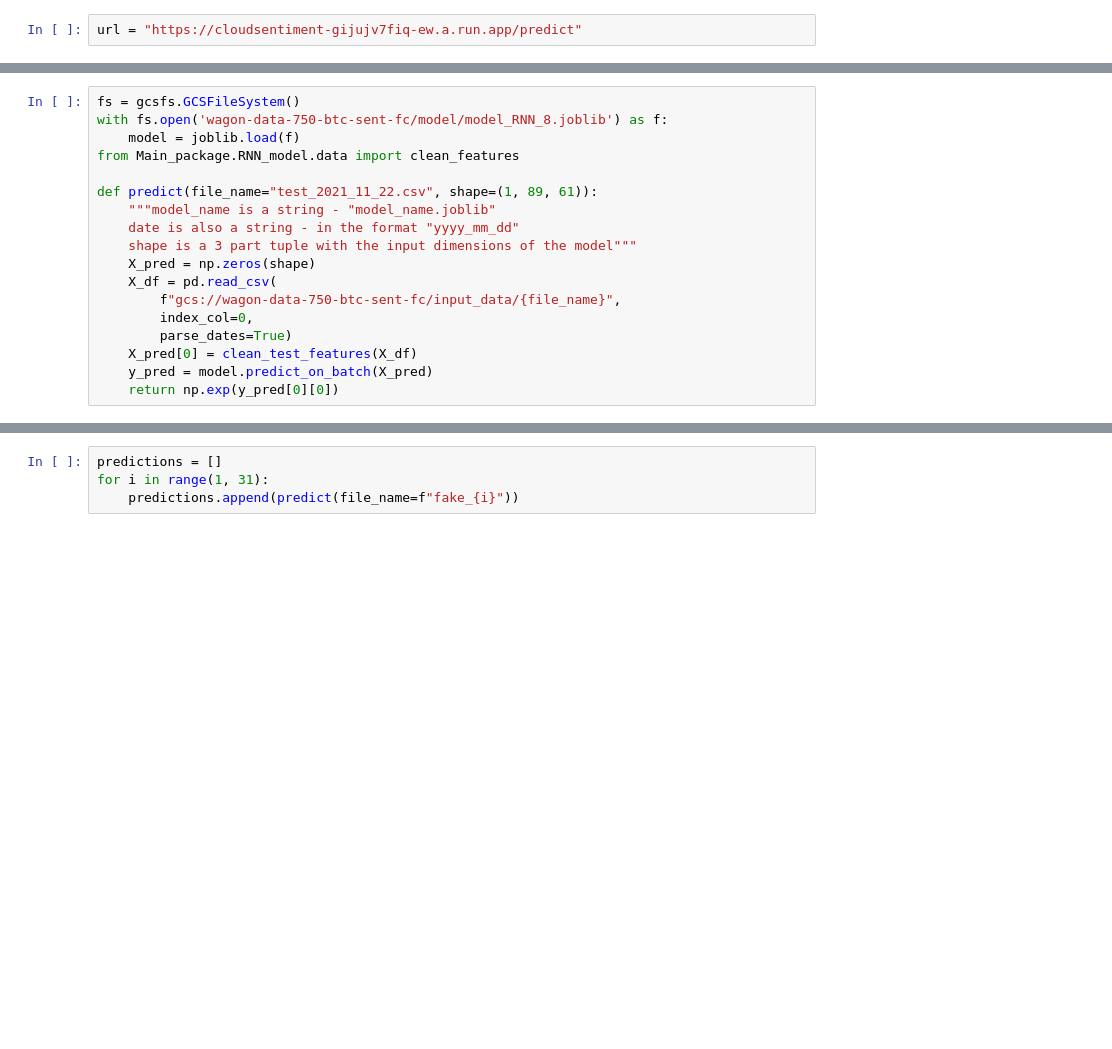
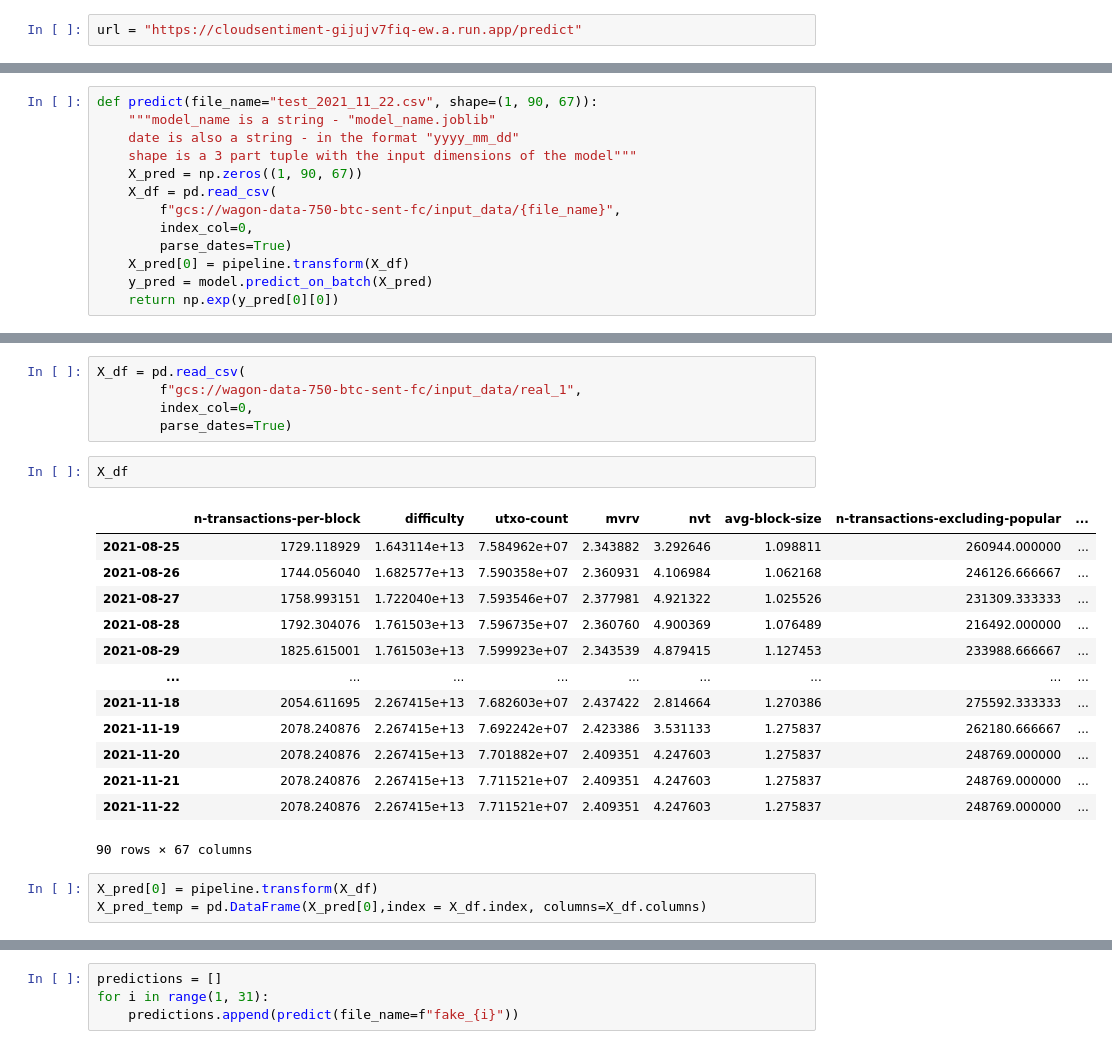
Before and after one commit to michelangelo89/btc_sent_fc, a Jupyter notebook: notebooks/ss_post_proc.ipynb, the cells around one changed output, grey strips where cells are left out. Cells and saved outputs as stored; diff of their text form; blank space fills up the shorter version.

```diff
--- a/notebooks/ss_post_proc.ipynb
+++ b/notebooks/ss_post_proc.ipynb
@@ -283,18 +346,13 @@ for i in range(1, 31):
 # %%
-fs = gcsfs.GCSFileSystem()
-with fs.open('wagon-data-750-btc-sent-fc/model/model_RNN_8.joblib') as f:
-    model = joblib.load(f)
-from Main_package.RNN_model.data import clean_features
-
-def predict(file_name="test_2021_11_22.csv", shape=(1, 89, 61)):
+def predict(file_name="test_2021_11_22.csv", shape=(1, 90, 67)):
     """model_name is a string - "model_name.joblib"
     date is also a string - in the format "yyyy_mm_dd"
     shape is a 3 part tuple with the input dimensions of the model"""
-    X_pred = np.zeros(shape)
+    X_pred = np.zeros((1, 90, 67))
     X_df = pd.read_csv(
         f"gcs://wagon-data-750-btc-sent-fc/input_data/{file_name}",
         index_col=0,
         parse_dates=True)
-    X_pred[0] = clean_test_features(X_df)
+    X_pred[0] = pipeline.transform(X_df)
     y_pred = model.predict_on_batch(X_pred)
     return np.exp(y_pred[0][0])
@@ -306,0 +381,24 @@ To enable them in other operations, rebuild TensorFlow with the appropriate comp
+# %%
+X_df = pd.read_csv(
+        f"gcs://wagon-data-750-btc-sent-fc/input_data/real_1",
+        index_col=0,
+        parse_dates=True)
+# %%
+X_df
+# %% [output]
+|  | n-transactions-per-block | difficulty | utxo-count | mvrv | nvt | avg-block-size | n-transactions-excluding-popular | ... |
+| 2021-08-25 | 1729.118929 | 1.643114e+13 | 7.584962e+07 | 2.343882 | 3.292646 | 1.098811 | 260944.000000 | ... |
+| 2021-08-26 | 1744.056040 | 1.682577e+13 | 7.590358e+07 | 2.360931 | 4.106984 | 1.062168 | 246126.666667 | ... |
+| 2021-08-27 | 1758.993151 | 1.722040e+13 | 7.593546e+07 | 2.377981 | 4.921322 | 1.025526 | 231309.333333 | ... |
+| 2021-08-28 | 1792.304076 | 1.761503e+13 | 7.596735e+07 | 2.360760 | 4.900369 | 1.076489 | 216492.000000 | ... |
+| 2021-08-29 | 1825.615001 | 1.761503e+13 | 7.599923e+07 | 2.343539 | 4.879415 | 1.127453 | 233988.666667 | ... |
+| ... | ... | ... | ... | ... | ... | ... | ... | ... |
+| 2021-11-18 | 2054.611695 | 2.267415e+13 | 7.682603e+07 | 2.437422 | 2.814664 | 1.270386 | 275592.333333 | ... |
+| 2021-11-19 | 2078.240876 | 2.267415e+13 | 7.692242e+07 | 2.423386 | 3.531133 | 1.275837 | 262180.666667 | ... |
+| 2021-11-20 | 2078.240876 | 2.267415e+13 | 7.701882e+07 | 2.409351 | 4.247603 | 1.275837 | 248769.000000 | ... |
+| 2021-11-21 | 2078.240876 | 2.267415e+13 | 7.711521e+07 | 2.409351 | 4.247603 | 1.275837 | 248769.000000 | ... |
+| 2021-11-22 | 2078.240876 | 2.267415e+13 | 7.711521e+07 | 2.409351 | 4.247603 | 1.275837 | 248769.000000 | ... |
+90 rows × 67 columns
+# %%
+X_pred[0] = pipeline.transform(X_df)
+X_pred_temp = pd.DataFrame(X_pred[0],index = X_df.index, columns=X_df.columns)
```
Also changed, not shown: parts of 38 cells of this notebook, 2 other files.
